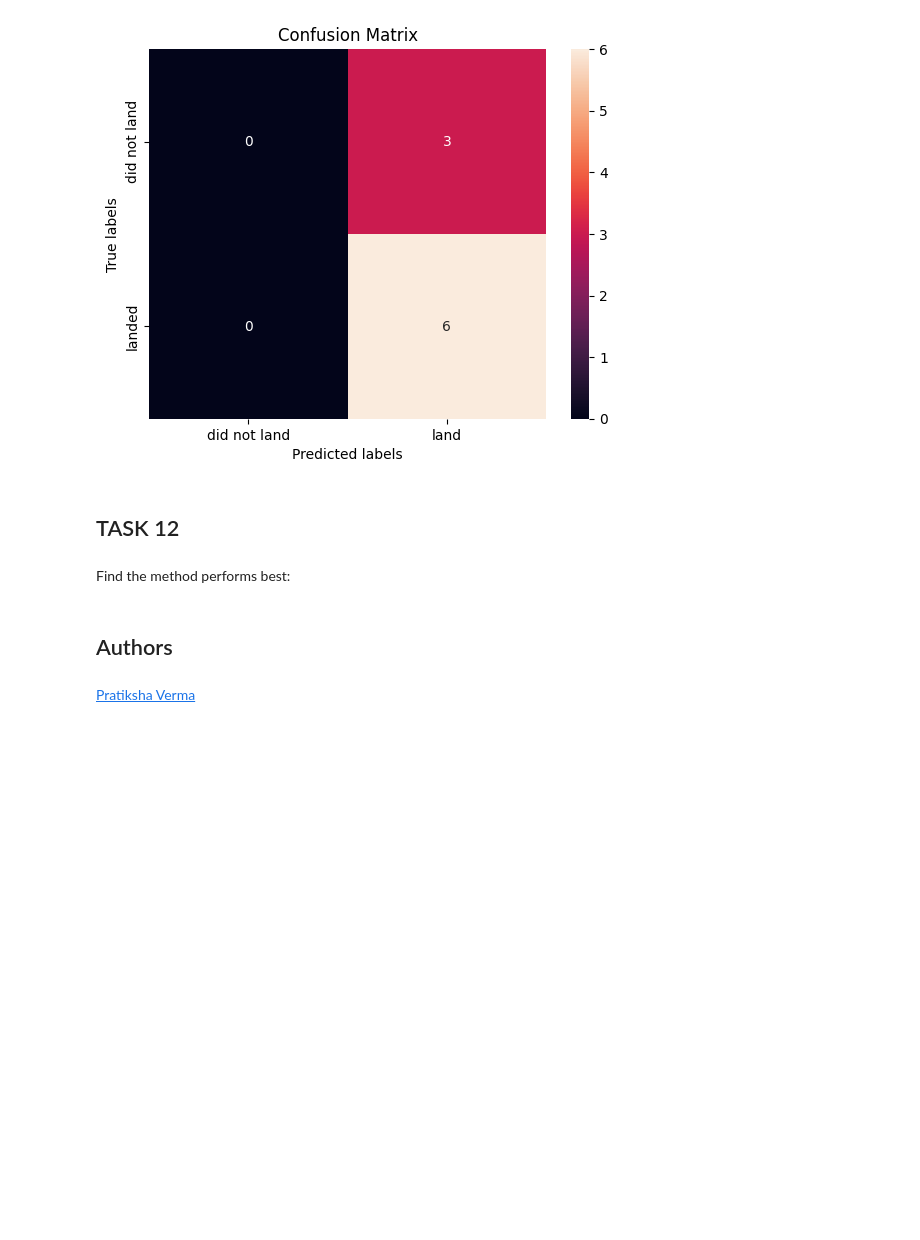
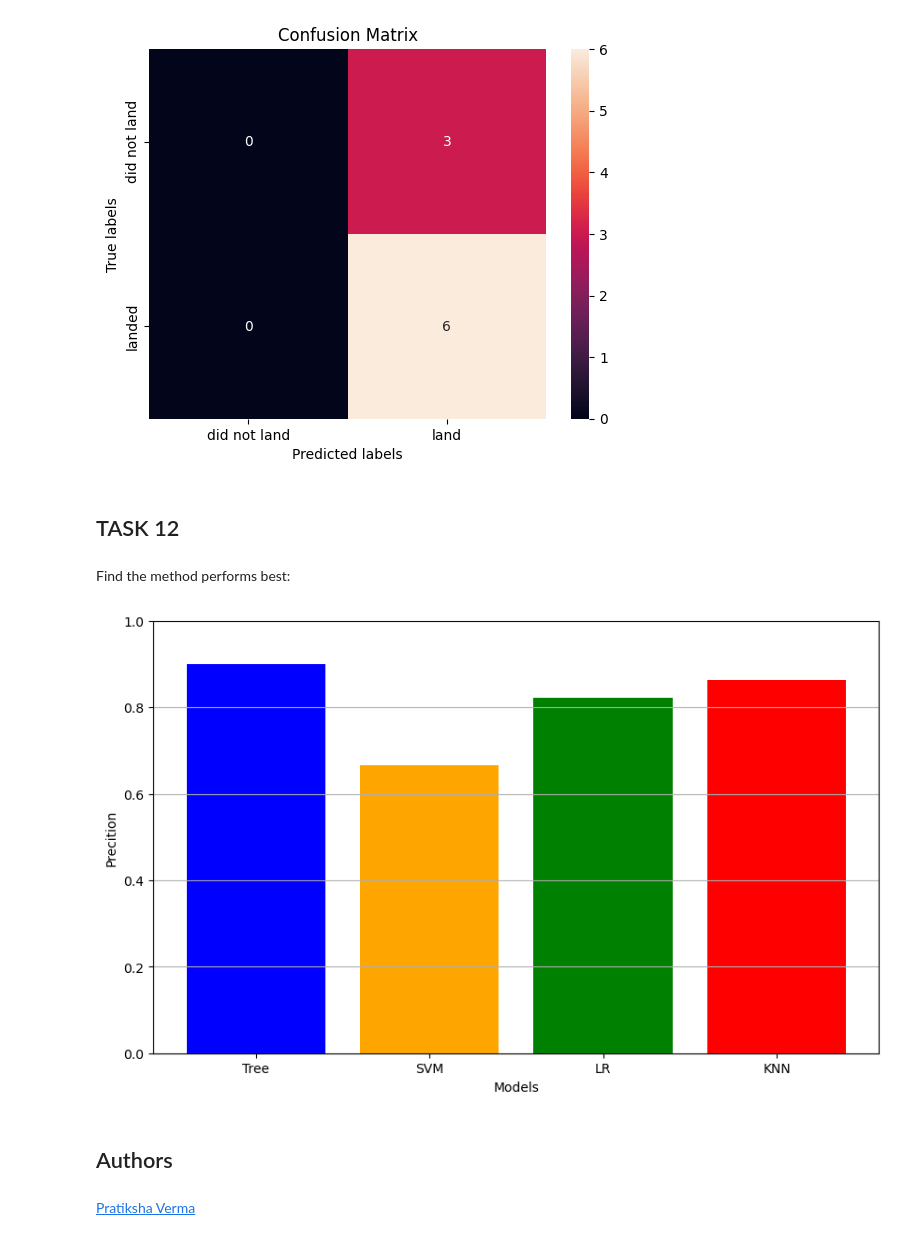
Before and after one commit to AlbertoBGDAM/Capstone-proyect, a Jupyter notebook: SpaceX-Machine-Learning-Prediction-Part-5-v1.ipynb, the cells around one changed output. Drawn from its saved outputs; the diff is of its cells as text; code cells hidden in the pictures; blank space fills up the shorter version.

```diff
--- a/SpaceX-Machine-Learning-Prediction-Part-5-v1.ipynb
+++ b/SpaceX-Machine-Learning-Prediction-Part-5-v1.ipynb
@@ -113,8 +104,10 @@ data.head()
 | 3 | 4 | 2013-09-29 | Falcon 9 | 500.000000 | PO | VAFB SLC 4E | False Ocean | 1 | False | ... |
 | 4 | 5 | 2013-12-03 | Falcon 9 | 3170.000000 | GTO | CCAFS SLC 40 | None None | 1 | False | ... |
 # %%
-
-X = pd.read_csv('https://cf-courses-data.s3.us.cloud-object-storage.appdomain.cloud/IBM-DS0321EN-SkillsNetwork/datasets/dataset_part_3.csv')
+URL2 = 'https://cf-courses-data.s3.us.cloud-object-storage.appdomain.cloud/IBM-DS0321EN-SkillsNetwork/datasets/dataset_part_3.csv'
+resp2 = await fetch(URL2)
+text2 = io.BytesIO((await resp2.arrayBuffer()).to_py())
+X = pd.read_csv(text2)
 # %%
 X.head(100)
 # %% [output]
@@ -387,6 +380,25 @@ plot_confusion_matrix(y_test,yhat)
 ## TASK  12
 # %% [markdown]
 Find the method performs best:
+# %%
+models = ['Tree', 'SVM', 'LR', 'KNN']
+precitions = [
+    tree_cv.best_score_,
+    accuracy,
+    logreg_cv.best_score_,
+    knn_cv.best_score_
+]
+
+plt.figure(figsize=(10, 6))
+plt.bar(models, precitions, color=['blue', 'orange', 'green', 'red'])
+plt.xlabel('Models')
+plt.ylabel('Precition')
+plt.ylim(0, 1)
+plt.grid(axis='y')
+
+plt.show()
+# %% [output]
+[figure, added]
 # %% [markdown]
 ## Authors
 # %% [markdown]
```
Also changed, not shown: parts of 6 cells of this notebook.
